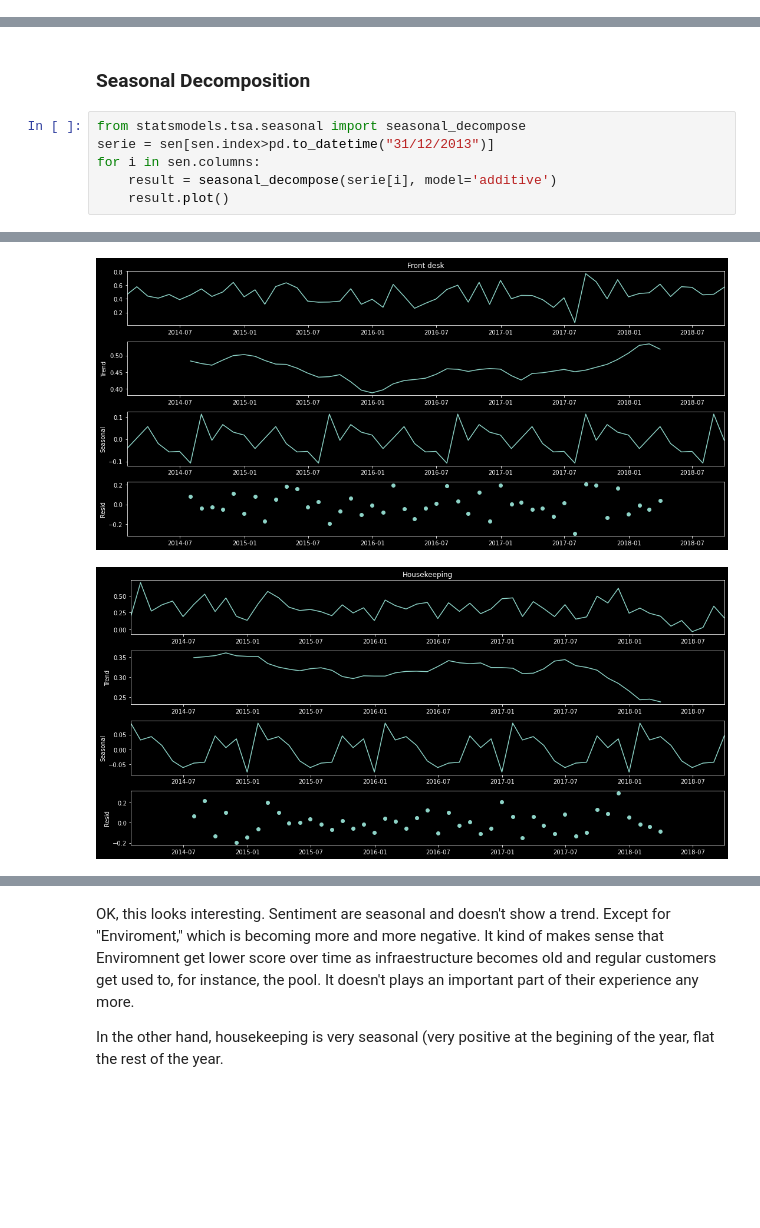
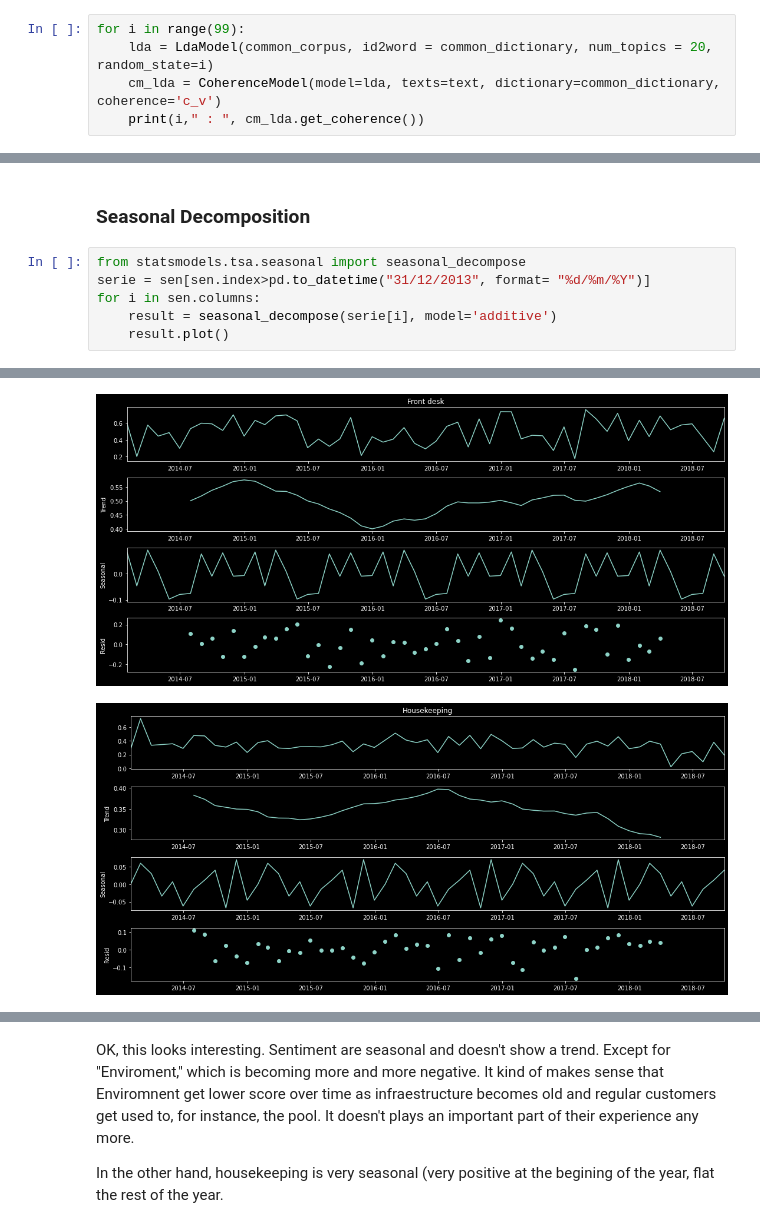
Before and after one commit to pippo-sci/Pullman, a Jupyter notebook: Reputation Timeline Sea Temple.ipynb, the cells around one changed output, grey strips where cells are left out. Saved outputs shown, nothing was run; the diff lists cells and outputs as text; blank space fills up the shorter version.

```diff
--- a/Reputation Timeline Sea Temple.ipynb
+++ b/Reputation Timeline Sea Temple.ipynb
@@ -641,0 +643,5 @@ lda = LdaModel(common_corpus, id2word = common_dictionary, num_topics = 20)
+# %%
+for i in range(99):
+    lda = LdaModel(common_corpus, id2word = common_dictionary, num_topics = 20, random_state=i)
+    cm_lda = CoherenceModel(model=lda, texts=text, dictionary=common_dictionary, coherence='c_v')
+    print(i," : ", cm_lda.get_coherence())
@@ -913,7 +924,7 @@ Positive sentiments are more likely for every aspect but the most important take
 ### Seasonal Decomposition
 # %%
 from statsmodels.tsa.seasonal import seasonal_decompose
-serie = sen[sen.index>pd.to_datetime("31/12/2013")]
+serie = sen[sen.index>pd.to_datetime("31/12/2013", format= "%d/%m/%Y")]
 for i in sen.columns:
     result = seasonal_decompose(serie[i], model='additive')
     result.plot()
@@ -923,2 +934,2 @@ for i in sen.columns:
-[figure, old version]
+[figure, new version]
-[figure, old version]
+[figure, new version]
```
Also changed, not shown: parts of 20 cells of this notebook.
